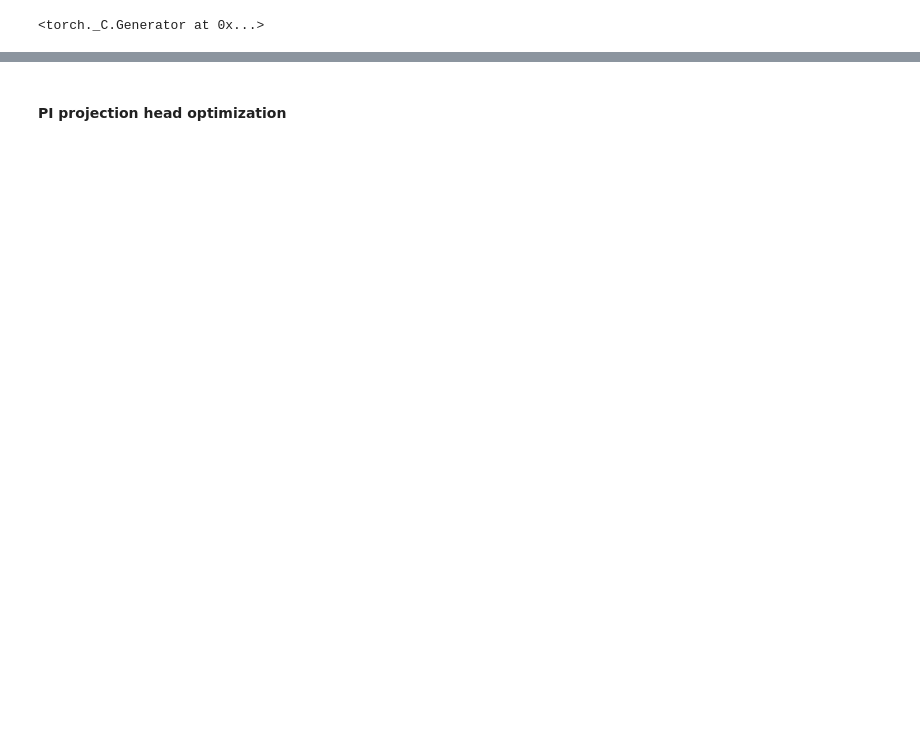
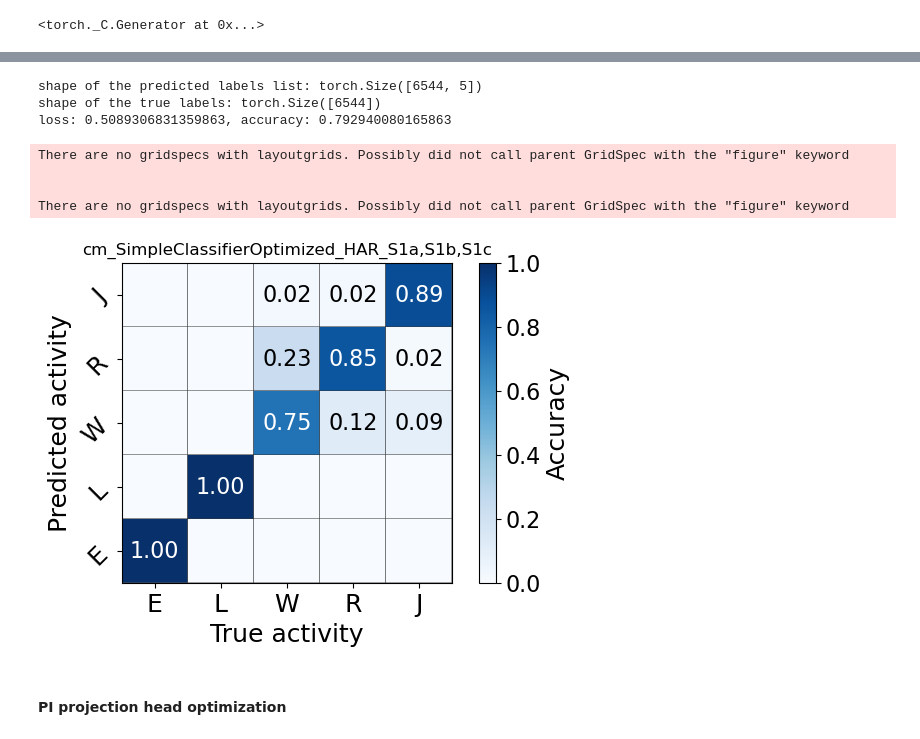
Before and after one commit to giovanni-merlin/NNDL-HAR-project, a Jupyter notebook: SimCLR_optuna.ipynb, the cells around one changed output, grey strips where cells are left out. Saved outputs shown, nothing was run; the diff lists cells and outputs as text; code cells hidden in the pictures; blank space fills up the shorter version.

```diff
--- a/SimCLR_optuna.ipynb
+++ b/SimCLR_optuna.ipynb
@@ -189,3 +248,60 @@ Best trial:
+# %%
+#### TEST THE BEST MODEL
+dir_init = './doppler_traces/' #Directory of data
+subdirs_init = 'S1a,S1b,S1c' #Subdirs for training
+
+dataset_csi_test_class, labels_true_test = create_test_set(dir_init=dir_init, subdirs_init=subdirs_init)
+test_feats = prepare_data_features(simclr_model, dataset_csi_test_class, device=device)
+labels_considered = np.arange(5)
+# %%
+best_model = torch.jit.load(save_dir+save_name)
+classifier_model = best_model
+device = 'cuda' if torch.cuda.is_available() else 'cpu'
+classifier_model.to(device)
+classifier_model.eval()
+batch_size = 64
+loss_fn = torch.nn.CrossEntropyLoss()
+
+with torch.no_grad():
+    predictions = []
+    true = []
+
+    test_loader = DataLoader(test_feats, batch_size=batch_size, shuffle=False, drop_last=False)
+
+    for batch in tqdm(test_loader):
+        feats, labels = batch
+        feats = feats.to(device)
+        labels = labels.to(device)
+        labels = labels.squeeze(dim=1)
+        preds = classifier_model(feats)
+        predictions.append(preds)
+        true.append(labels)
+
+    predictions = torch.cat(predictions, axis=0) # concatenate the predictions for all batches
+    true = torch.cat(true, axis=0)
+    print("shape of the predicted labels list:", predictions.shape)
+    print("shape of the true labels:", true.shape)
+    test_loss = loss_fn(predictions, true)
+    true = true.detach().cpu()
+    labels_pred_list_test = torch.softmax(predictions, dim=1).detach().cpu()
+    labels_pred_test = labels_pred_list_test.argmax(dim=1) # restituisce l'indice del valore maggiore
+    test_acc = (labels_pred_test == true).float().mean()
+    conf_matrix = confusion_matrix(true, labels_pred_test)
+    print(f"loss: {test_loss}, accuracy: {test_acc}")
+
+labels_pred_max_merged = merge_predictions(labels_true_test, labels_pred_list_test, labels_pred_test)
+conf_matrix_max_merged = confusion_matrix(labels_true_test, labels_pred_max_merged, labels=labels_considered)
+activities = np.array(['E','L','W','R','J'])
+plt_confusion_matrix(activities.shape[0], conf_matrix_max_merged, lables=activities, title='SimpleClassifierOptimized_HAR_'+str(subdirs_init), save_dir=save_dir, save_name='SimpleClassifierOptimized_HAR')
+# %% [output]
+shape of the predicted labels list: torch.Size([6544, 5])
+shape of the true labels: torch.Size([6544])
+loss: 0.5089306831359863, accuracy: 0.792940080165863
+There are no gridspecs with layoutgrids. Possibly did not call parent GridSpec with the "figure" keyword
+
+
+There are no gridspecs with layoutgrids. Possibly did not call parent GridSpec with the "figure" keyword
+[figure, added]
 # %% [markdown]
 #### PI projection head optimization
 # %%
```
Also changed, not shown: parts of 13 cells of this notebook.
